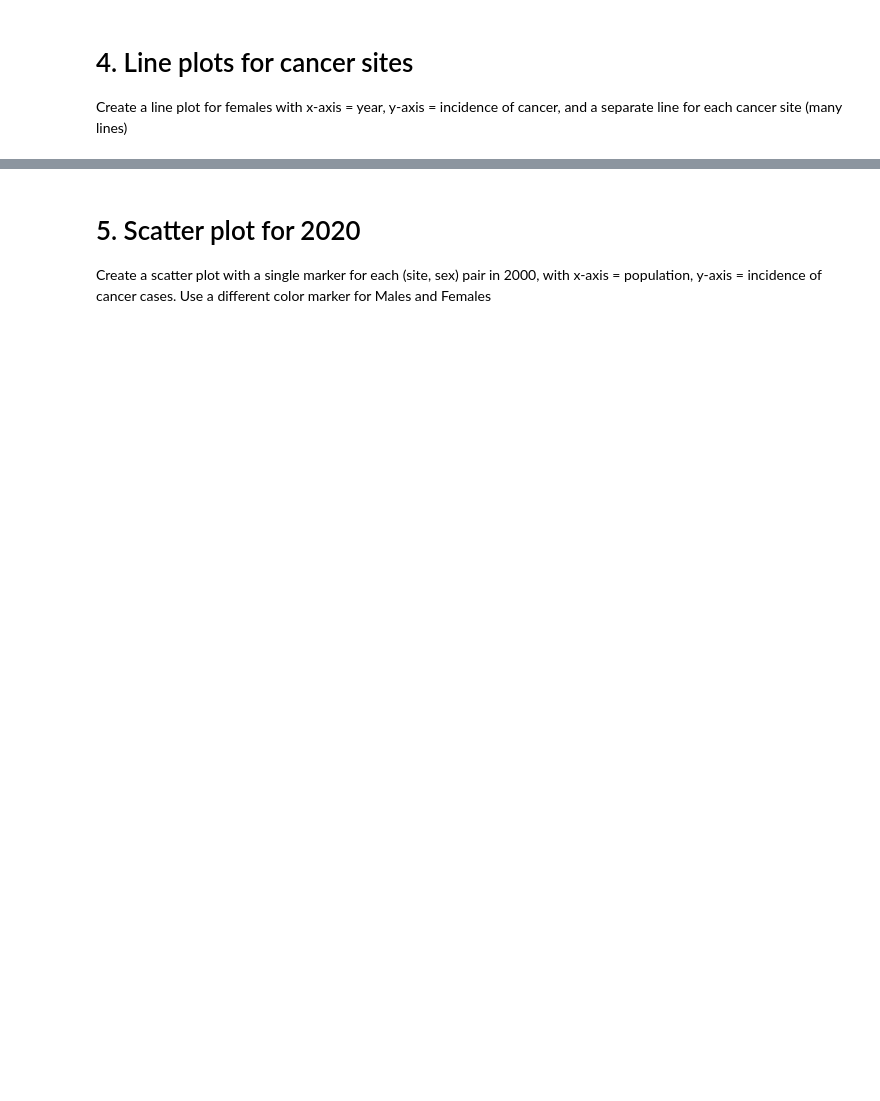
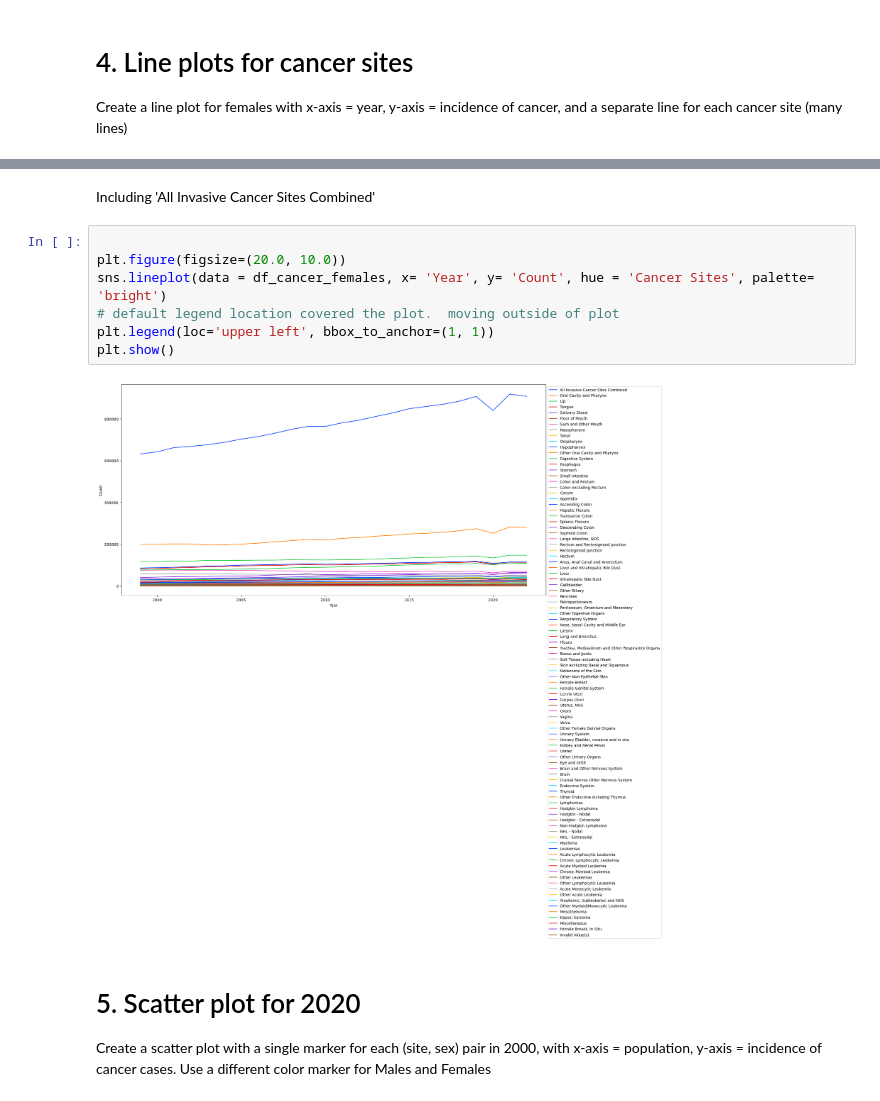
Before and after one commit to robinphurtado/Assignment1, a Jupyter notebook: notebooks/assignment1-1.ipynb, the cells around one changed output, grey strips where cells are left out. Cells and saved outputs as stored; diff of their text form; blank space fills up the shorter version.

```diff
--- a/notebooks/assignment1-1.ipynb
+++ b/notebooks/assignment1-1.ipynb
@@ -81,3 +271,14 @@ Create a line plot for All Invasive Cancer Sites with x-axis = year, y-axis = in
+# %% [markdown]
+Including 'All Invasive Cancer Sites Combined'
+# %%
+
+plt.figure(figsize=(20.0, 10.0))
+sns.lineplot(data = df_cancer_females, x= 'Year', y= 'Count', hue = 'Cancer Sites', palette= 'bright')
+# default legend location covered the plot.  moving outside of plot
+plt.legend(loc='upper left', bbox_to_anchor=(1, 1))
+plt.show()
+# %% [output]
+[figure, added]
 # %% [markdown]
 # 5. Scatter plot for 2020
 
```
Also changed, not shown: parts of 25 cells of this notebook, 1 other file.
